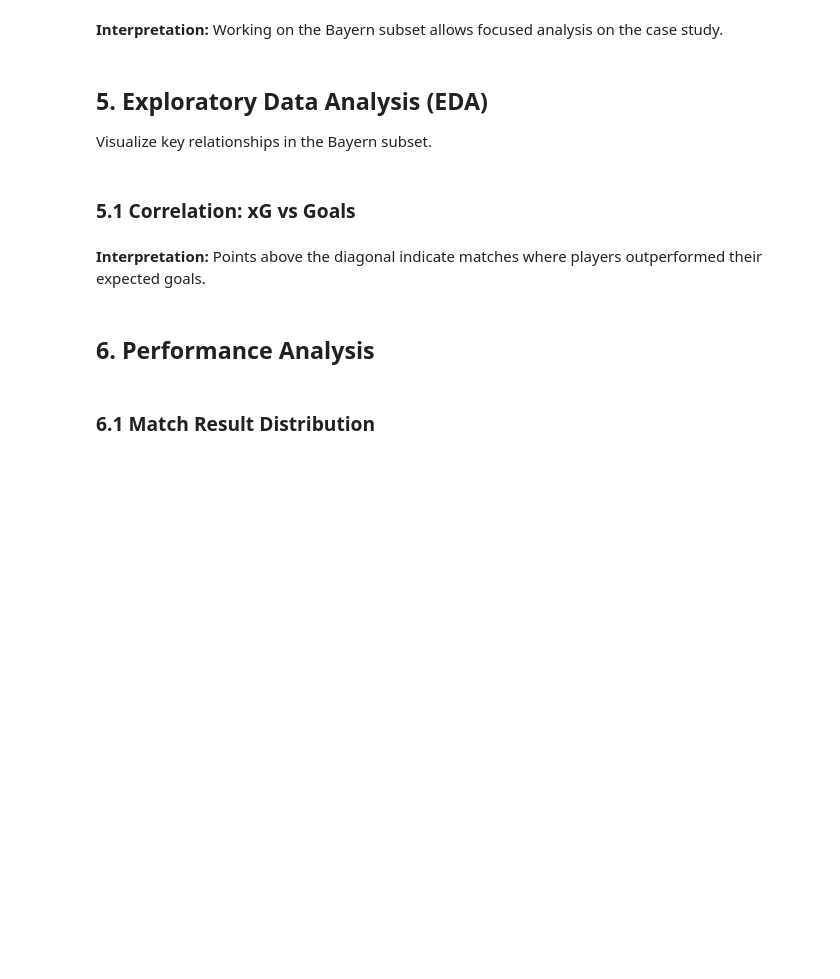
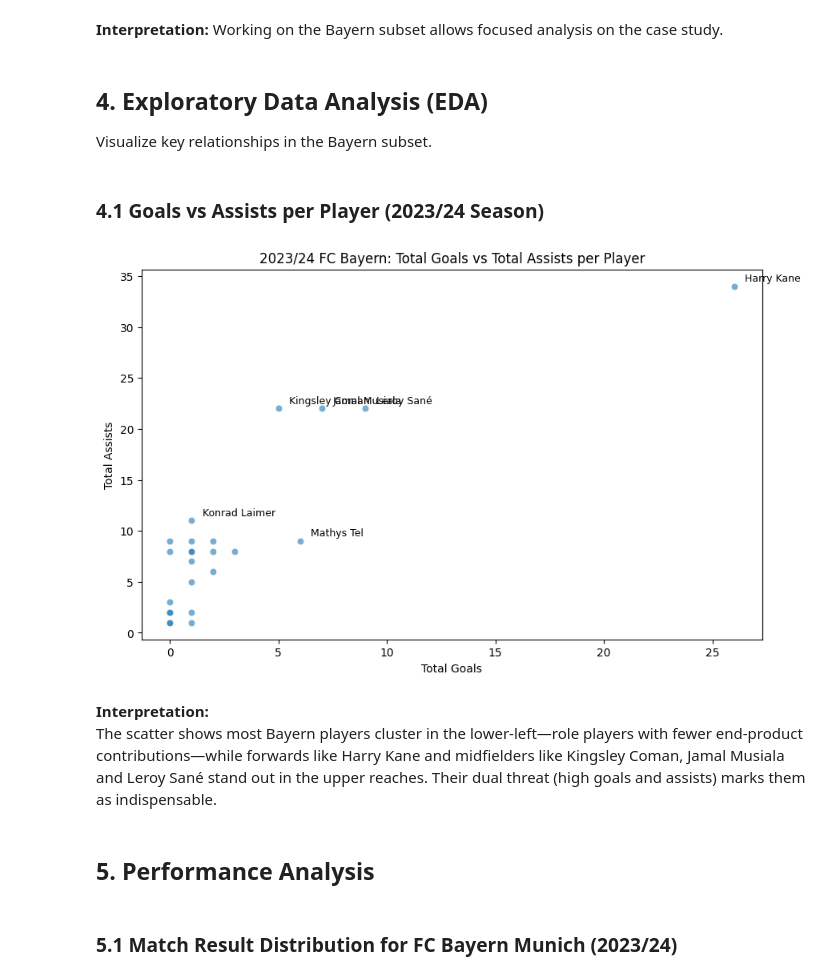
Before and after one commit to itzmore-mph/bundesliga-performance-analysis, a Jupyter notebook: Performance and Valuation Insights - A Comprehensive Analysis of German Bundesliga Clubs.ipynb, the cells around one changed output. Drawn from its saved outputs; the diff is of its cells as text; code cells hidden in the pictures; blank space fills up the shorter version.

```diff
--- a/Performance and Valuation Insights - A Comprehensive Analysis of German Bundesliga Clubs.ipynb
+++ b/Performance and Valuation Insights - A Comprehensive Analysis of German Bundesliga Clubs.ipynb
@@ -32,18 +38,0 @@ Register CSV files as DuckDB views for SQL querying.
-# %%
-import zipfile, os
-
-zip_path     = './Raw-Data_CSV_Football-Analysis_German-Bundesliga.zip'
-extract_dir  = './Raw-Data_CSV_Football-Analysis_German-Bundesliga'
-
-# Only unzip once
-if not os.path.isdir(extract_dir):
-    with zipfile.ZipFile(zip_path, 'r') as z:
-        z.extractall(extract_dir)
-
-data_path = extract_dir
-con = duckdb.connect()
-tables = ['players','player_valuations','game_events','appearances','clubs','club_games','competitions','games']
-for table in tables:
-    con.execute(f"CREATE VIEW {table} AS SELECT * FROM read_csv_auto('{data_path}{table}.csv')")
-
-print('DuckDB views created:', tables)
@@ -143,23 +163,52 @@ print(f'Bayern events: {len(bayern_stats)} rows')
 # %% [markdown]
 **Interpretation:** Working on the Bayern subset allows focused analysis on the case study.
 # %% [markdown]
-## 5. Exploratory Data Analysis (EDA)
+## 4. Exploratory Data Analysis (EDA)
 Visualize key relationships in the Bayern subset.
 # %% [markdown]
-### 5.1 Correlation: xG vs Goals
+### 4.1 Goals vs Assists per Player (2023/24 Season)
 # %%
-# Drop any missing for clarity
-clean_evt = bayern_stats.dropna(subset=['xg','goals'])
+# 1) Filter to the 2023/24 season
+season_start = pd.to_datetime("2023-08-01")
+season_end   = pd.to_datetime("2024-05-31")
+games_2324   = games[(games['date'] >= season_start) & (games['date'] <= season_end)]
+ids_2324     = set(games_2324['game_id'])
+bayern_2324  = bayern_stats[bayern_stats['game_id'].isin(ids_2324)]
+
+# 2) Flag each event as a goal or assist
+bayern_2324['is_goal']   = (bayern_2324['type'] == 'Goals').astype(int)
+bayern_2324['is_assist'] = bayern_2324['player_assist_id'].notnull().astype(int)
+
+# 3) Aggregate per player
+by_player = (
+    bayern_2324
+    .groupby('player_id')[['is_goal','is_assist']]
+    .sum()
+    .reset_index()
+    .merge(players[['player_id','name']], on='player_id')
+)
+
+# 4) Highlight the top contributors
+top_goals   = by_player.nlargest(5, 'is_goal')
+top_assists = by_player.nlargest(5, 'is_assist')
+highlight   = pd.concat([top_goals, top_assists]).drop_duplicates('player_id')
+
+# 5) Plot
 plt.figure(figsize=(10,6))
-sns.scatterplot(data=clean_evt, x='xg', y='goals')
-plt.title('FC Bayern: Expected Goals (xG) vs Actual Goals')
-plt.xlabel('xG')
-plt.ylabel('Goals')
+sns.scatterplot(data=by_player, x='is_goal', y='is_assist', alpha=0.6)
+for _, row in highlight.iterrows():
+    plt.text(row['is_goal']+0.5, row['is_assist']+0.5, row['name'], fontsize=9)
+plt.title('2023/24 FC Bayern: Total Goals vs Total Assists per Player')
+plt.xlabel('Total Goals')
+plt.ylabel('Total Assists')
 plt.show()
+# %% [output]
+[figure, added]
 # %% [markdown]
-**Interpretation:** Points above the diagonal indicate matches where players outperformed their expected goals.
+**Interpretation:**
+The scatter shows most Bayern players cluster in the lower‐left—role players with fewer end‐product contributions—while forwards like Harry Kane and midfielders like Kingsley Coman, Jamal Musiala and Leroy Sané stand out in the upper reaches. Their dual threat (high goals and assists) marks them as indispensable.
 # %% [markdown]
-## 6. Performance Analysis
+## 5. Performance Analysis
 # %% [markdown]
-### 6.1 Match Result Distribution
+### 5.1 Match Result Distribution for FC Bayern Munich (2023/24)
 # %%
```
Also changed, not shown: parts of 33 cells of this notebook.
